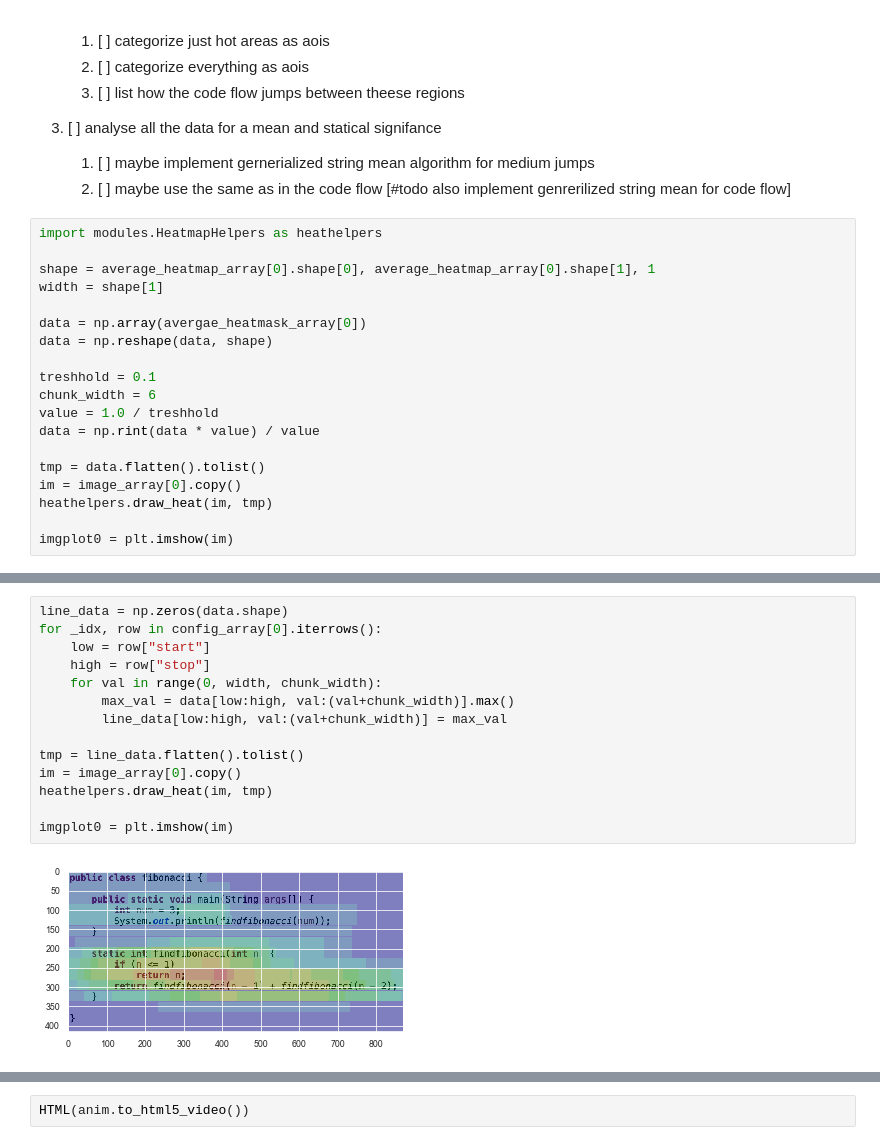
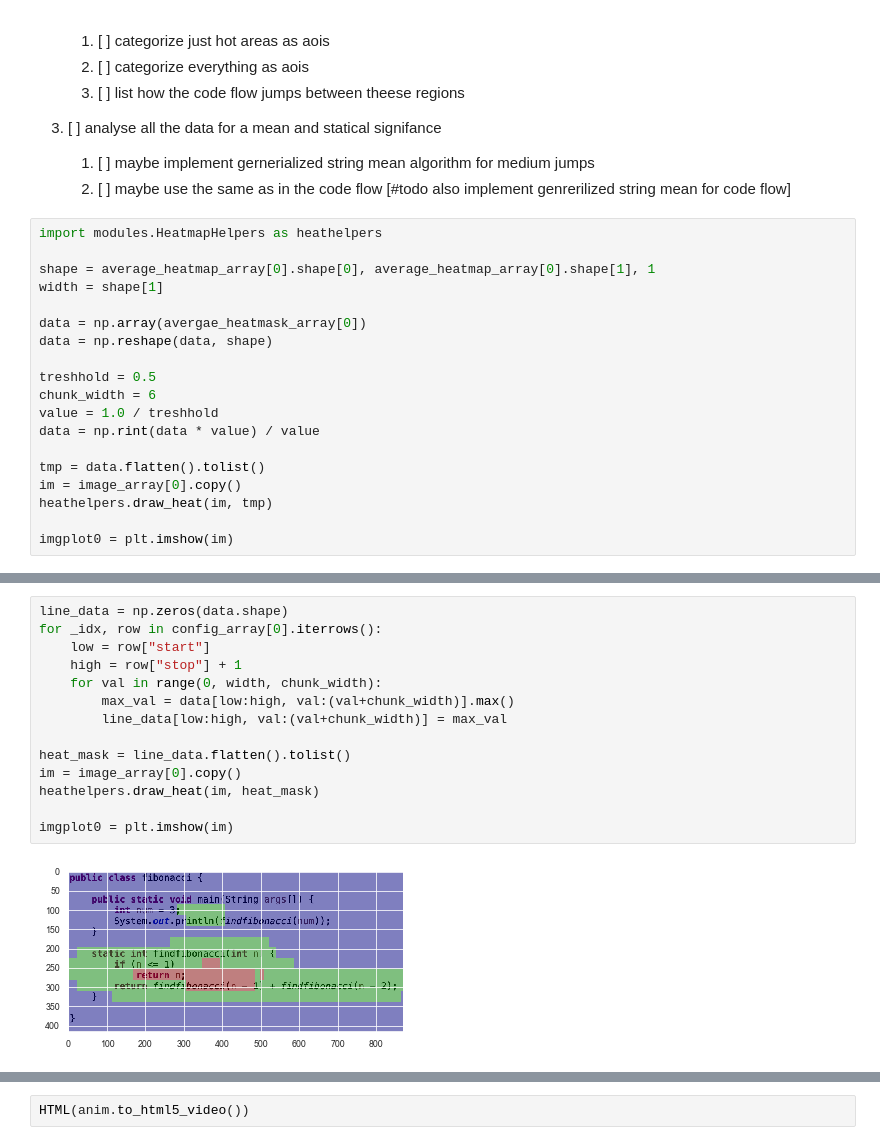
Before and after one commit to brains-on-code/REyeker, a Jupyter notebook: REyeker-DataAnalyses-Python/rEYEker_Pipeline.ipynb, the cells around one changed output, grey strips where cells are left out. Saved outputs shown, nothing was run; the diff lists cells and outputs as text.

Commit message:
added catregorization for heatmaps

```diff
--- a/REyeker-DataAnalyses-Python/rEYEker_Pipeline.ipynb
+++ b/REyeker-DataAnalyses-Python/rEYEker_Pipeline.ipynb
@@ -715,7 +715,7 @@ width = shape[1]
 data = np.array(avergae_heatmask_array[0])
 data = np.reshape(data, shape)
 
-treshhold = 0.1
+treshhold = 0.5
 chunk_width = 6
 value = 1.0 / treshhold
 data = np.rint(data * value) / value
@@ -745,19 +745,19 @@ imgplot0 = plt.imshow(img)
 # %%
 line_data = np.zeros(data.shape)
 for _idx, row in config_array[0].iterrows():
     low = row["start"]
-    high = row["stop"]
+    high = row["stop"] + 1
     for val in range(0, width, chunk_width):
         max_val = data[low:high, val:(val+chunk_width)].max()
         line_data[low:high, val:(val+chunk_width)] = max_val
 
-tmp = line_data.flatten().tolist()
+heat_mask = line_data.flatten().tolist()
 im = image_array[0].copy()
-heathelpers.draw_heat(im, tmp)
+heathelpers.draw_heat(im, heat_mask)
 
 imgplot0 = plt.imshow(im)
 # %% [output]
-[figure, old version]
+[figure, new version]
 # %%
 import math
 import matplotlib.animation as animation
```
Also changed, not shown: parts of 6 cells of this notebook.
